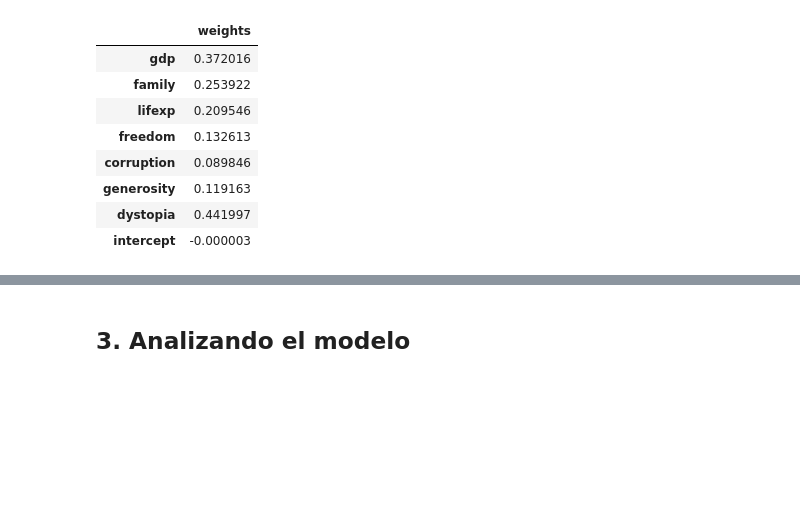
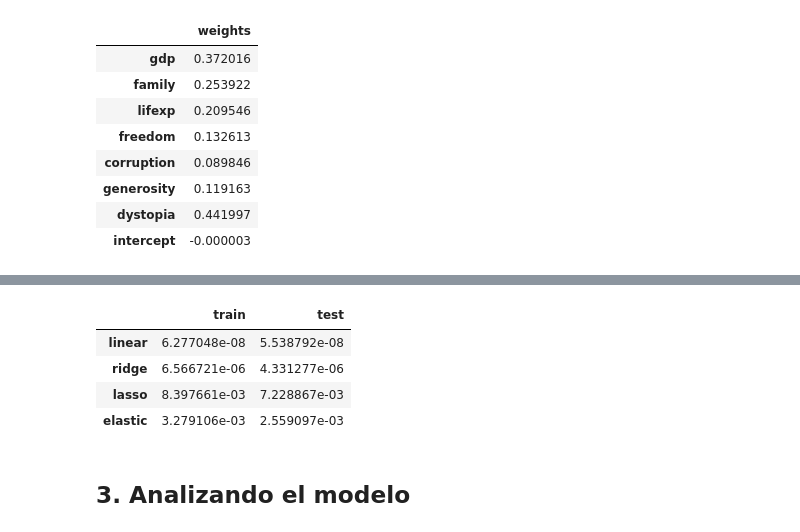
Before and after one commit to KevinrealG/notebooks, a Jupyter notebook: modelos/04_regresion_regularion.ipynb, the cells around one changed output, grey strips where cells are left out. Cells and saved outputs as stored; diff of their text form; code cells hidden in the pictures; blank space fills up the shorter version.

```diff
--- a/modelos/04_regresion_regularion.ipynb
+++ b/modelos/04_regresion_regularion.ipynb
@@ -189,3 +268,17 @@ MSE test:  5.5387917544506616e-08
+# %%
+# comparar MSE en una tabla
+df_mse = pd.DataFrame({'linear': [metrics.mean_squared_error(y_train_std, y_train_pred_linear), metrics.mean_squared_error(y_test_std, y_test_pred_linear)],
+                       'ridge': [metrics.mean_squared_error(y_train_std, y_train_pred_ridge), metrics.mean_squared_error(y_test_std, y_test_pred_ridge)],
+                       'lasso': [metrics.mean_squared_error(y_train_std, y_train_pred_lasso), metrics.mean_squared_error(y_test_std, y_test_pred_lasso)],
+                       'elastic': [metrics.mean_squared_error(y_train_std, y_train_pred_elastic), metrics.mean_squared_error(y_test_std, y_test_pred_elastic)]},
+                      index = ['train', 'test'])
+df_mse.T
+# %% [output]
+|  | train | test |
+| linear | 6.277048e-08 | 5.538792e-08 |
+| ridge | 6.566721e-06 | 4.331277e-06 |
+| lasso | 8.397661e-03 | 7.228867e-03 |
+| elastic | 3.279106e-03 | 2.559097e-03 |
 # %% [markdown]
 ## 3. Analizando el modelo
 # %%
```
Also changed, not shown: parts of 7 cells of this notebook.
